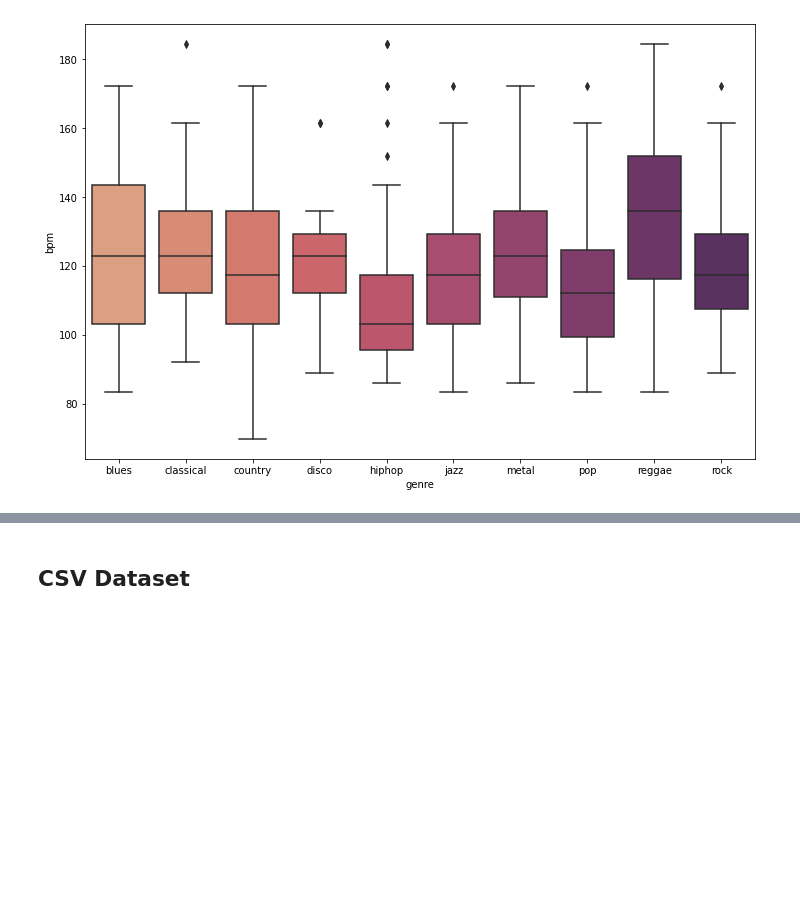
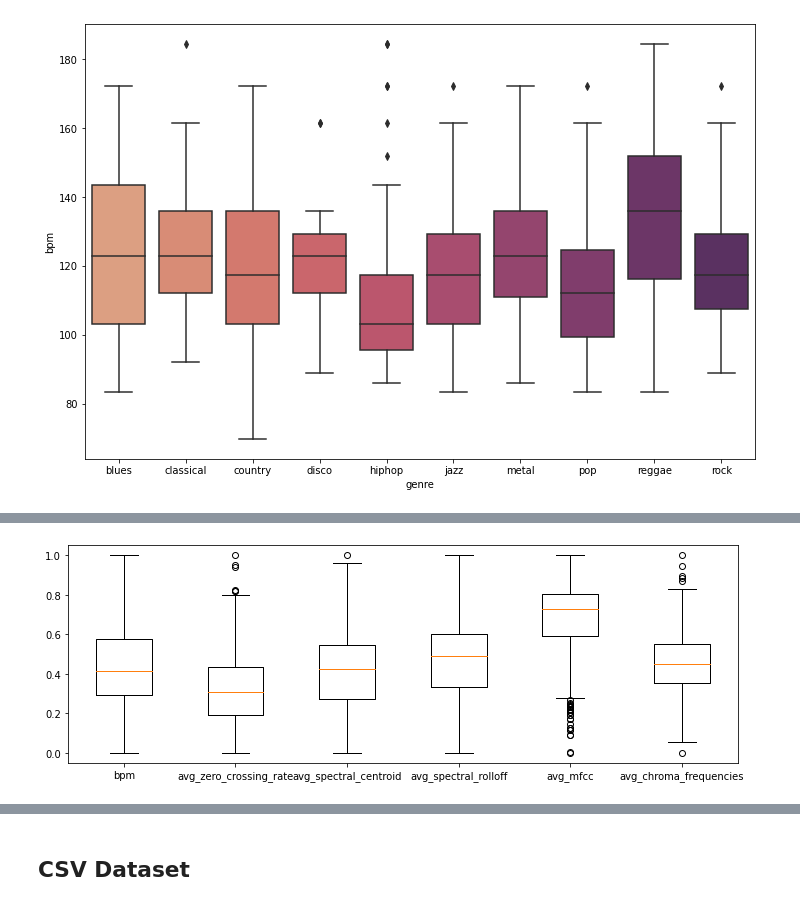
Before and after one commit to alarsen123/music-genre-classification, a Jupyter notebook: MLP2/analysis/analysis.ipynb, the cells around one changed output, grey strips where cells are left out. Cells and saved outputs as stored; diff of their text form; code cells hidden in the pictures; blank space fills up the shorter version.

Commit message:
finished audio data visualization

```diff
--- a/MLP2/analysis/analysis.ipynb
+++ b/MLP2/analysis/analysis.ipynb
@@ -195,0 +187,7 @@ jazz_songs = song_df[song_df['genre'] == 'jazz']['time_series']
+# %%
+# Normalize the data
+scaler = MinMaxScaler()
+
+corr_df[['bpm', 'avg_zero_crossing_rate', 'avg_spectral_centroid', 'avg_spectral_rolloff', 'avg_mfcc', 'avg_chroma_frequencies']] = scaler.fit_transform(corr_df[['bpm', 'avg_zero_crossing_rate', 'avg_spectral_centroid', 'avg_spectral_rolloff', 'avg_mfcc', 'avg_chroma_frequencies']])
+
+corr_df.describe()
@@ -195,0 +204,8 @@ jazz_songs = song_df[song_df['genre'] == 'jazz']['time_series']
+# %%
+# Make a boxplot
+song_cols = corr_df[['bpm', 'avg_zero_crossing_rate', 'avg_spectral_centroid', 'avg_spectral_rolloff', 'avg_mfcc', 'avg_chroma_frequencies']]
+plt.figure(figsize=(12,4))
+plt.boxplot([song_cols[column] for column in song_cols.columns], labels= [column for column in song_cols.columns])
+plt.show()
+# %% [output]
+[figure, added]
```
Also changed, not shown: parts of 16 cells of this notebook, 1 other file.
